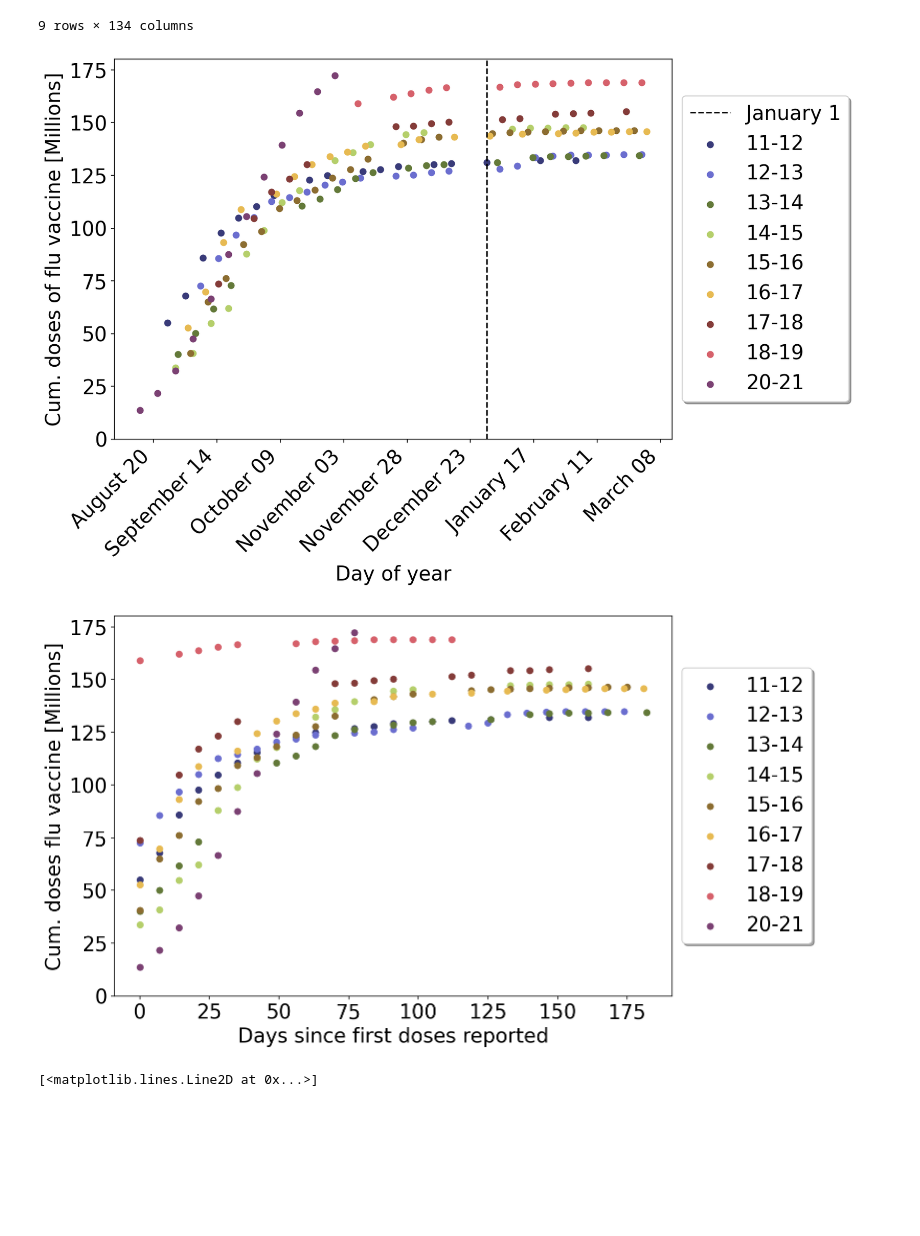
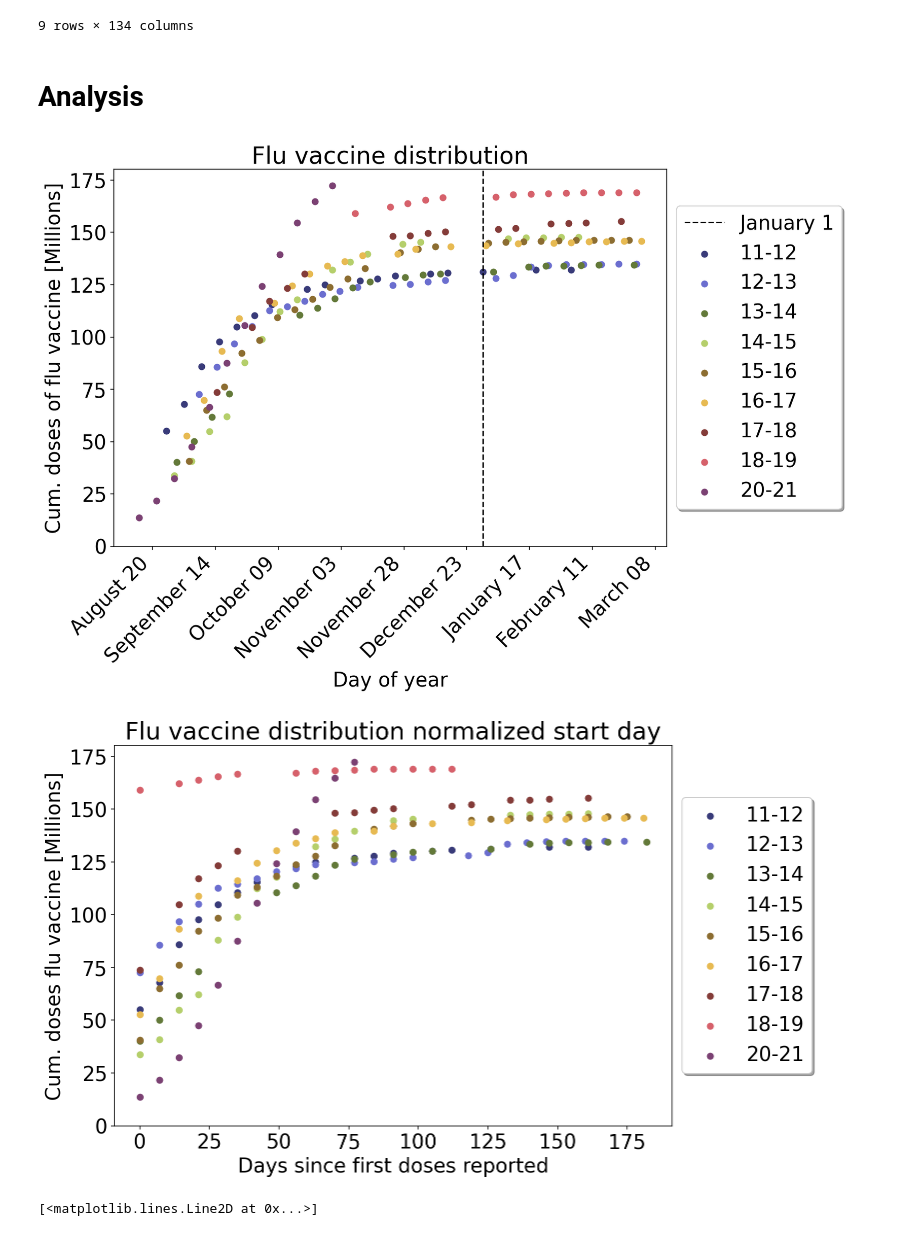
Before and after one commit to sbooeshaghi/fluvax, a Jupyter notebook: notebooks/basic.ipynb, the cells around one changed output. Cells and saved outputs as stored; diff of their text form; code cells hidden in the pictures; blank space fills up the shorter version.

```diff
--- a/notebooks/basic.ipynb
+++ b/notebooks/basic.ipynb
@@ -98,40 +111,45 @@ colors = [
     #(0.6470588235294118,  0.3176470588235294,  0.5803921568627451 ),  # a55194
     (0.807843137254902,   0.42745098039215684, 0.7411764705882353 ),  # ce6dbd
     (0.8705882352941177,  0.6196078431372549,  0.8392156862745098 ),]  # de9ed6
+# %% [markdown]
+# Analysis
 # %%
+#@title Flu vaccine distribution typically occurs over a period of 7 months, beginning in August and ending at the start of March.
 fig, ax = plt.subplots(figsize=(10, 7))
 
 xdays = plot_data.columns.values
 xx = nd([datetime.datetime.strftime(datetime.datetime.strptime(str(d), '%j'), "%B %d") for d in xdays])
 x = (xdays-365/2)%365
 
 yvals = plot_data.values/10**6
 
 for idx, (y, m, s) in enumerate(zip(yvals, np.isnan(yvals), plot_data.index.get_level_values("season"))):
   ax.scatter(x[~m],y[~m], color=colors[idx], label = f"{s}")
 
 ax.axvline(x=(365/2)%365-1, label="January 1", color="k", linestyle="--")
 
 fig.canvas.draw()
 
 labels = [int((int(i.get_text())-365/2)%365) for i in ax.get_xticklabels()]
 new_labels = [datetime.datetime.strftime(datetime.datetime.strptime(str(l), "%j"), "%B %d") for l in labels]
 
 ax.set(**{
     "xlabel": "Day of year",
     "ylabel": "Cum. doses of flu vaccine [Millions]",
     "ylim": 0,
+    "title": "Flu vaccine distribution"
 })
 ax.set_xticklabels(new_labels, rotation=45, ha="right")
 ax.yaxis.set_major_formatter(mpl.ticker.StrMethodFormatter('{x:,.0f}'))
 ax.legend(bbox_to_anchor=(1, 0.5), loc="center left", shadow=True)
 fig.show()
 # %% [output]
-[figure, old version]
+[figure, new version]
 # %%
 def func(x, a, b, c):
     return c/(1+ a*np.exp(-b * x))
 # %%
+#@title Normalizing the start day we see that overall flu vaccine distribution has been increasing over time
 fig, ax = plt.subplots(figsize=(10, 7))
 
 xdays = plot_data.columns.values
@@ -152,14 +170,15 @@ for idx, (y, m, s) in enumerate(zip(yvals, np.isnan(yvals), plot_data.index.get_
 ax.set(**{
     "xlabel": "Days since first doses reported",
     "ylabel": "Cum. doses flu vaccine [Millions]",
-    "ylim": 0
+    "ylim": 0,
+    "title": "Flu vaccine distribution normalized start day"
 })
 
 ax.legend(bbox_to_anchor=(1, 0.5), loc="center left", shadow=True)
 
 fig.show()
 # %% [output]
-[figure, old version]
+[figure, new version]
 # %%
 def func(x, a, b, c):
   return a*(1-b*np.exp(-c*x))
```
Also changed, not shown: parts of 13 cells of this notebook.
